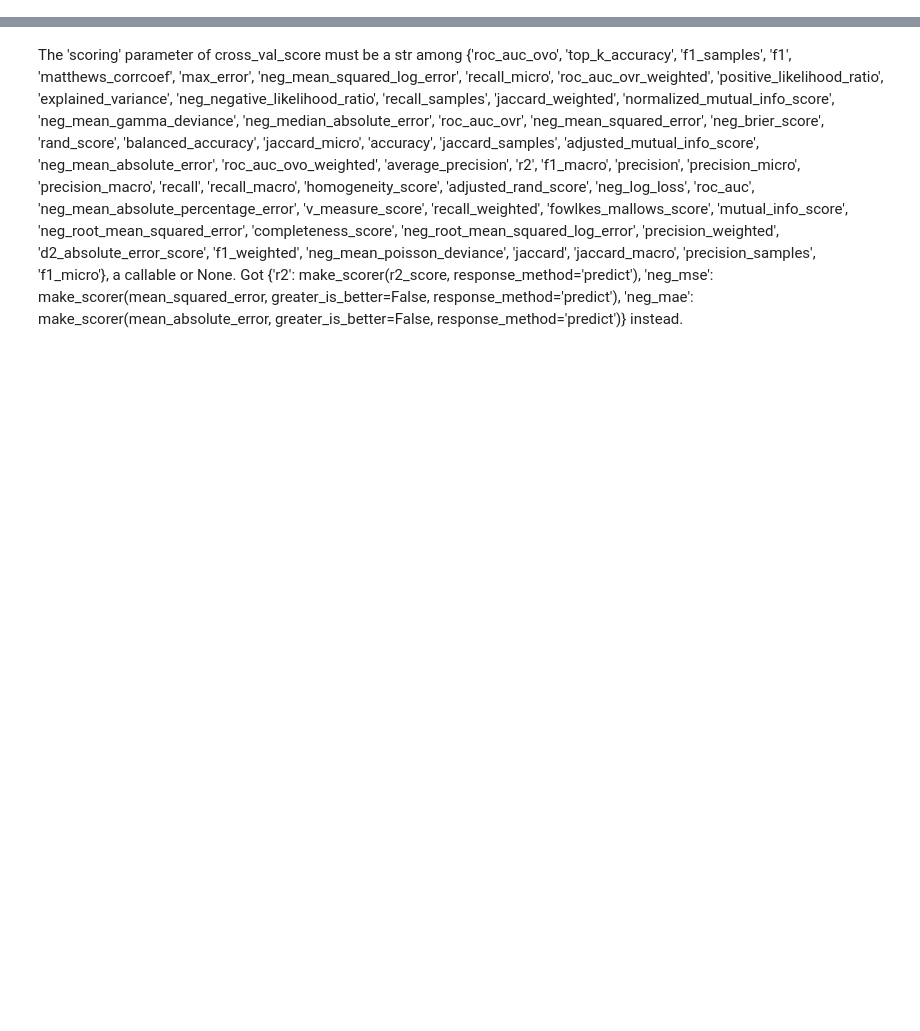
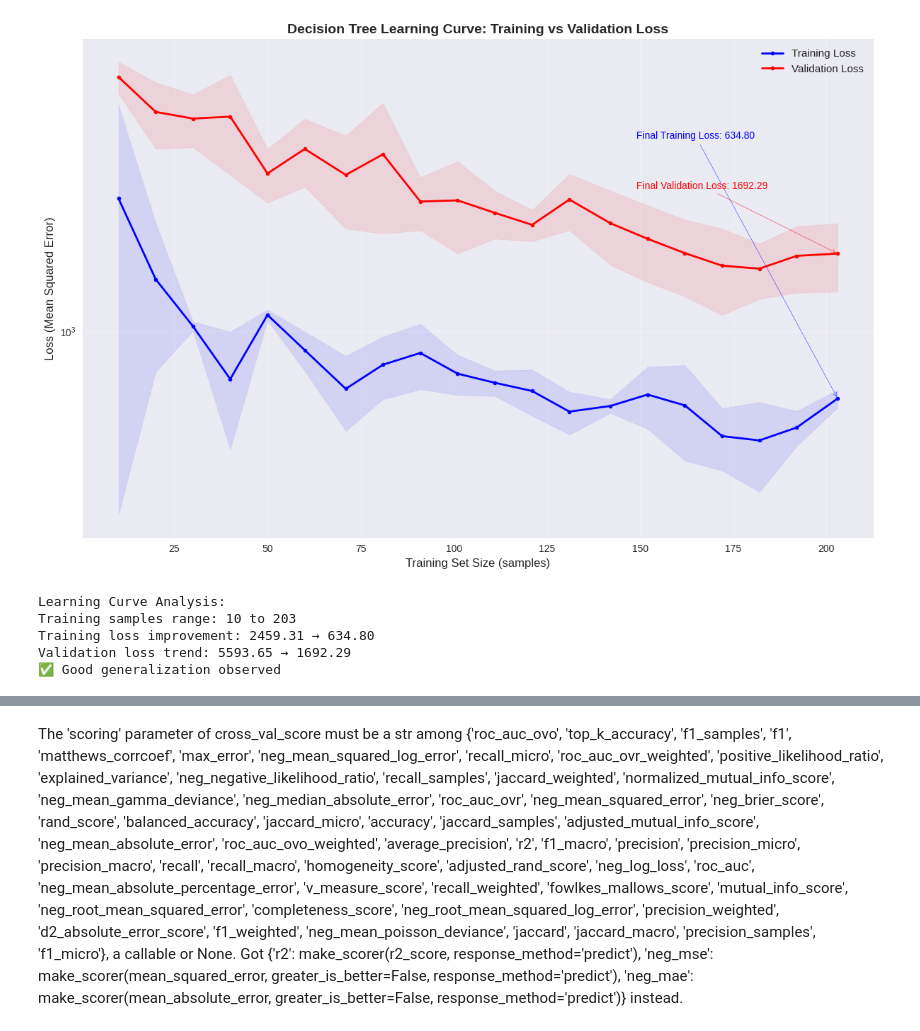
Before and after one commit to XxkmoxX/ML_geoTemp_prediction, a Jupyter notebook: ML_regression1_geoTemp_prediction.ipynb, the cells around one changed output, grey strips where cells are left out. Saved outputs shown, nothing was run; the diff lists cells and outputs as text; code cells hidden in the pictures; blank space fills up the shorter version.

```diff
--- a/ML_regression1_geoTemp_prediction.ipynb
+++ b/ML_regression1_geoTemp_prediction.ipynb
@@ -8,8 +8,10 @@ from tabulate import tabulate
 from sklearn.preprocessing import StandardScaler
 from sklearn.metrics import r2_score, mean_squared_error, mean_squared_log_error, mean_absolute_error, make_scorer
 from sklearn.model_selection import train_test_split
+from sklearn.model_selection import validation_curve
+from sklearn.tree import plot_tree
 
-data = pd.read_csv('csv/final_dataset.csv')
+data = pd.read_csv('csv/final_dataset_V2.csv')
 print(data.columns)
 
 # Separate features and response variables
@@ -126 +128,75 @@ DecisionTreeRegressor(max_depth=100, max_leaf_nodes=75,
 +---------------+------------------+
+# %%
+# Detailed Learning Curve Analysis
+from sklearn.model_selection import learning_curve
+
+plt.figure(figsize=(12, 8))
+
+# More granular training sizes
+train_sizes = np.linspace(0.05, 1.0, 20)
+train_sizes_abs, train_scores, val_scores = learning_curve(
+    best_model_dt,
+    x_train_dt, y_train_dt,
+    train_sizes=train_sizes,
+    cv=5,
+    scoring='neg_mean_squared_error',
+    n_jobs=-1,
+    random_state=42
+)
+
+# Calculate statistics
+train_scores_mean = -train_scores.mean(axis=1)
+train_scores_std = train_scores.std(axis=1)
+val_scores_mean = -val_scores.mean(axis=1)
+val_scores_std = val_scores.std(axis=1)
+
+# Plot with error bands
+plt.plot(train_sizes_abs, train_scores_mean, 'o-', color='blue',
+         label='Training Loss', linewidth=2, markersize=4)
+plt.fill_between(train_sizes_abs, train_scores_mean - train_scores_std,
+                 train_scores_mean + train_scores_std, alpha=0.1, color='blue')
+
+plt.plot(train_sizes_abs, val_scores_mean, 'o-', color='red',
+         label='Validation Loss', linewidth=2, markersize=4)
+plt.fill_between(train_sizes_abs, val_scores_mean - val_scores_std,
+                 val_scores_mean + val_scores_std, alpha=0.1, color='red')
+
+plt.xlabel('Training Set Size (samples)', fontsize=12)
+plt.ylabel('Loss (Mean Squared Error)', fontsize=12)
+plt.title('Decision Tree Learning Curve: Training vs Validation Loss', fontsize=14, fontweight='bold')
+plt.legend(fontsize=11)
+plt.grid(True, alpha=0.3)
+plt.yscale('log')
+
+# Add annotations
+plt.annotate(f'Final Training Loss: {train_scores_mean[-1]:.2f}',
+            xy=(train_sizes_abs[-1], train_scores_mean[-1]),
+            xytext=(0.7, 0.8), textcoords='axes fraction',
+            arrowprops=dict(arrowstyle='->', color='blue'),
+            fontsize=10, color='blue')
+
+plt.annotate(f'Final Validation Loss: {val_scores_mean[-1]:.2f}',
+            xy=(train_sizes_abs[-1], val_scores_mean[-1]),
+            xytext=(0.7, 0.7), textcoords='axes fraction',
+            arrowprops=dict(arrowstyle='->', color='red'),
+            fontsize=10, color='red')
+
+plt.tight_layout()
+plt.show()
+
+# Print learning curve insights
+print("Learning Curve Analysis:")
+print(f"Training samples range: {train_sizes_abs[0]:.0f} to {train_sizes_abs[-1]:.0f}")
+print(f"Training loss improvement: {train_scores_mean[0]:.2f} → {train_scores_mean[-1]:.2f}")
+print(f"Validation loss trend: {val_scores_mean[0]:.2f} → {val_scores_mean[-1]:.2f}")
+if val_scores_mean[-1] > val_scores_mean[-5]:
+    print("⚠️  Potential overfitting detected in recent samples")
+else:
+    print("✅ Good generalization observed")
+# %% [output]
+[figure, added]
+Learning Curve Analysis:
+Training samples range: 10 to 203
+Training loss improvement: 2459.31 → 634.80
+Validation loss trend: 5593.65 → 1692.29
+✅ Good generalization observed
```
Also changed, not shown: parts of 17 cells of this notebook, 11 other files.
